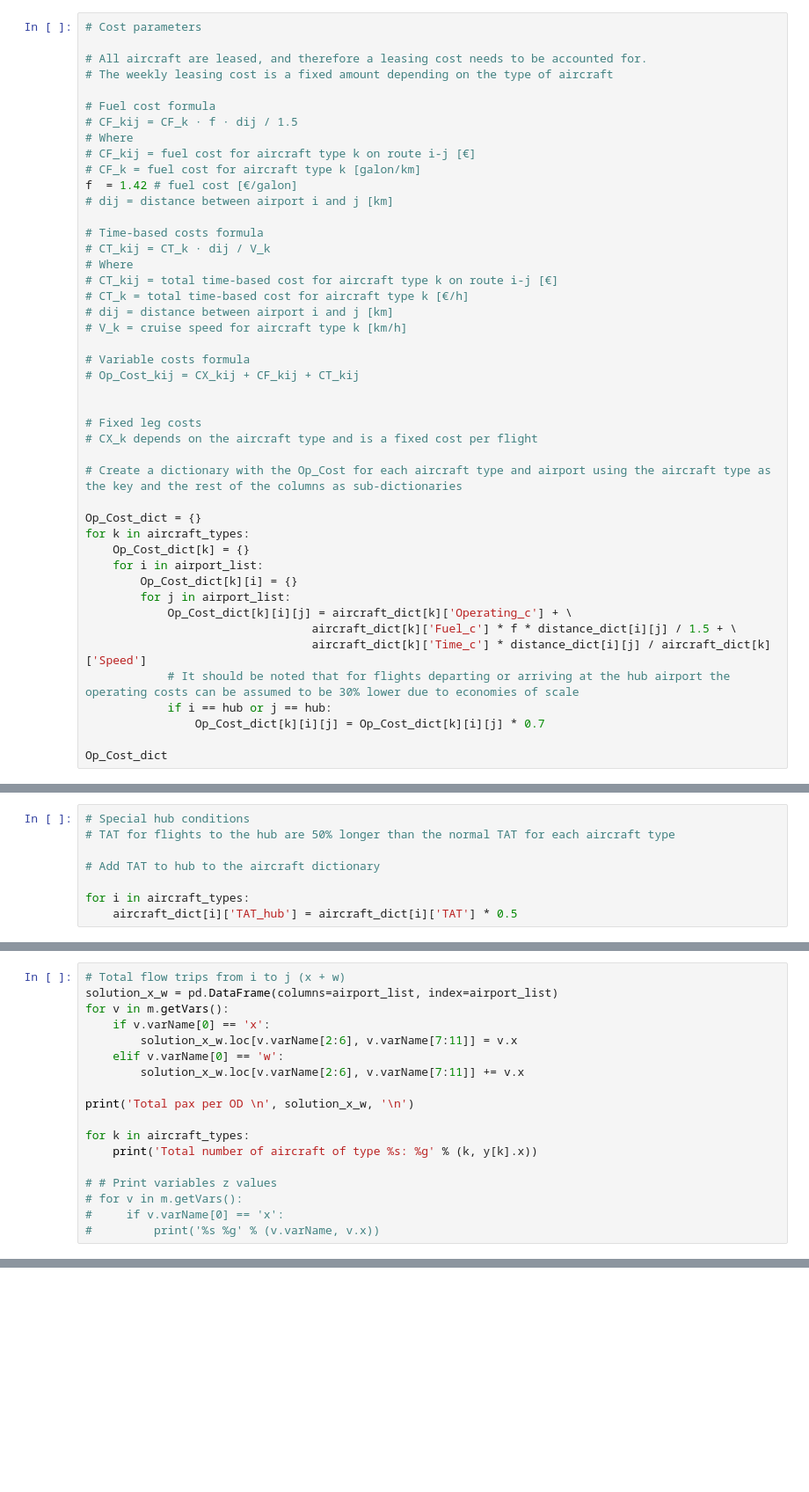
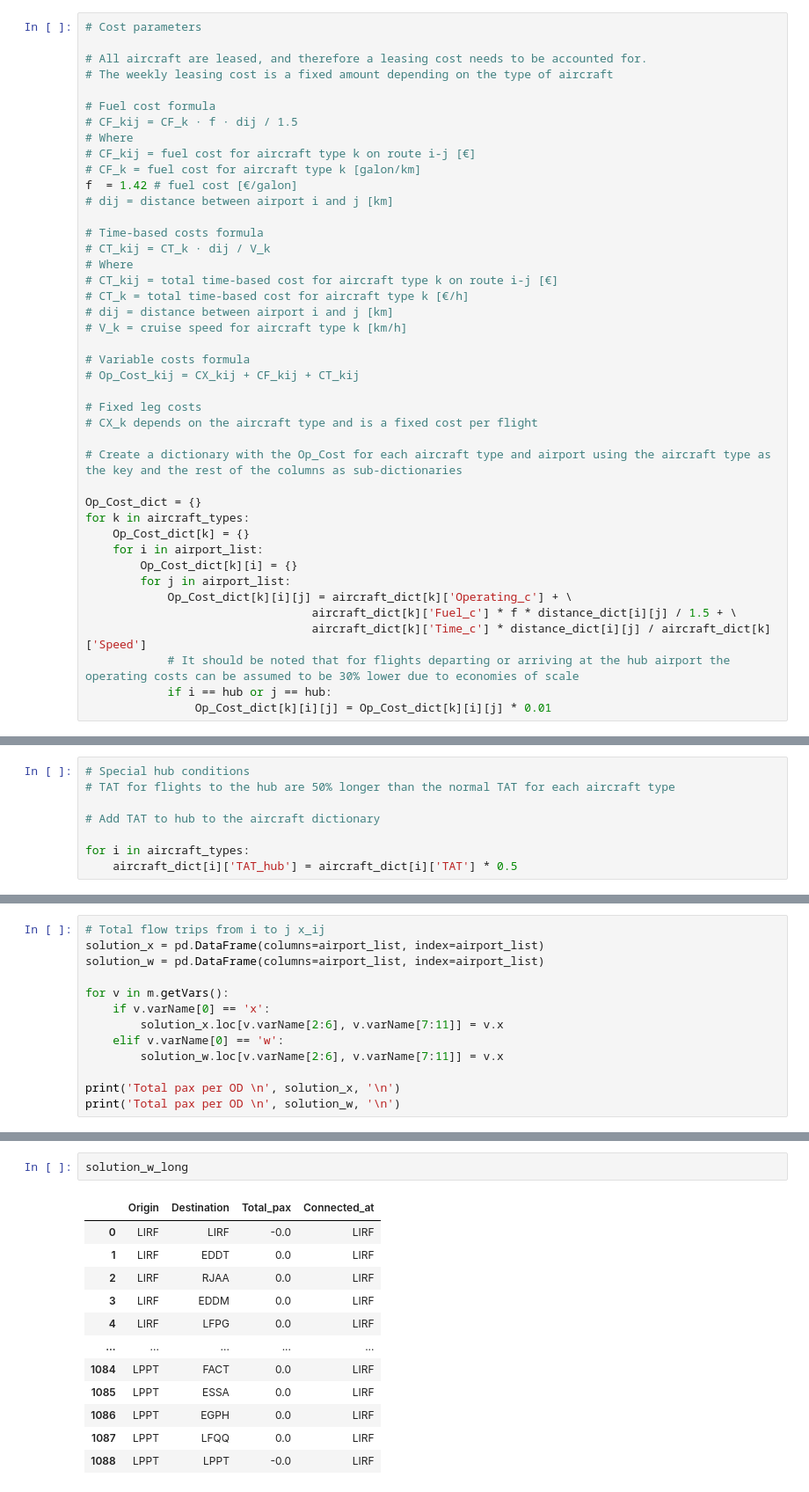
Before and after one commit to allanguzmanf/AE4426, a Jupyter notebook: Assignment/Assignment_P1.ipynb, the cells around one changed output, grey strips where cells are left out. Shown at 88% size. Saved outputs shown, nothing was run; the diff lists cells and outputs as text; blank space fills up the shorter version.

```diff
--- a/Assignment/Assignment_P1.ipynb
+++ b/Assignment/Assignment_P1.ipynb
@@ -238,7 +152,6 @@ f  = 1.42 # fuel cost [€/galon]
 # Variable costs formula
 # Op_Cost_kij = CX_kij + CF_kij + CT_kij
 
-
 # Fixed leg costs
 # CX_k depends on the aircraft type and is a fixed cost per flight
 
@@ -255,6 +168,4 @@ for k in aircraft_types:
                                  aircraft_dict[k]['Time_c'] * distance_dict[i][j] / aircraft_dict[k]['Speed']
             # It should be noted that for flights departing or arriving at the hub airport the operating costs can be assumed to be 30% lower due to economies of scale
             if i == hub or j == hub:
-                Op_Cost_dict[k][i][j] = Op_Cost_dict[k][i][j] * 0.7
-
-Op_Cost_dict
+                Op_Cost_dict[k][i][j] = Op_Cost_dict[k][i][j] * 0.01
@@ -439,22 +342,17 @@ LPPT  0.0  0.0  0.0  0.0  0.0  0.0  0.0
 
 [33 rows x 33 columns]
 # %%
-# Total flow trips from i to j (x + w)
-solution_x_w = pd.DataFrame(columns=airport_list, index=airport_list)
+# Total flow trips from i to j x_ij
+solution_x = pd.DataFrame(columns=airport_list, index=airport_list)
+solution_w = pd.DataFrame(columns=airport_list, index=airport_list)
+
 for v in m.getVars():
     if v.varName[0] == 'x':
-        solution_x_w.loc[v.varName[2:6], v.varName[7:11]] = v.x
+        solution_x.loc[v.varName[2:6], v.varName[7:11]] = v.x
     elif v.varName[0] == 'w':
-        solution_x_w.loc[v.varName[2:6], v.varName[7:11]] += v.x
+        solution_w.loc[v.varName[2:6], v.varName[7:11]] = v.x
 
-print('Total pax per OD \n', solution_x_w, '\n')
-
-for k in aircraft_types:
-    print('Total number of aircraft of type %s: %g' % (k, y[k].x))
-
-# # Print variables z values
-# for v in m.getVars():
-#     if v.varName[0] == 'x':
-#         print('%s %g' % (v.varName, v.x))
+print('Total pax per OD \n', solution_x, '\n')
+print('Total pax per OD \n', solution_w, '\n')
 # %% [output]
 Total pax per OD
@@ -511,0 +411,15 @@ solution_z_k_long
+# %%
+solution_w_long
+# %% [output]
+|  | Origin | Destination | Total_pax | Connected_at |
+| 0 | LIRF | LIRF | -0.0 | LIRF |
+| 1 | LIRF | EDDT | 0.0 | LIRF |
+| 2 | LIRF | RJAA | 0.0 | LIRF |
+| 3 | LIRF | EDDM | 0.0 | LIRF |
+| 4 | LIRF | LFPG | 0.0 | LIRF |
+| ... | ... | ... | ... | ... |
+| 1084 | LPPT | FACT | 0.0 | LIRF |
+| 1085 | LPPT | ESSA | 0.0 | LIRF |
+| 1086 | LPPT | EGPH | 0.0 | LIRF |
+| 1087 | LPPT | LFQQ | 0.0 | LIRF |
+| 1088 | LPPT | LPPT | -0.0 | LIRF |
```
Also changed, not shown: parts of 19 cells of this notebook, 2 other files.
